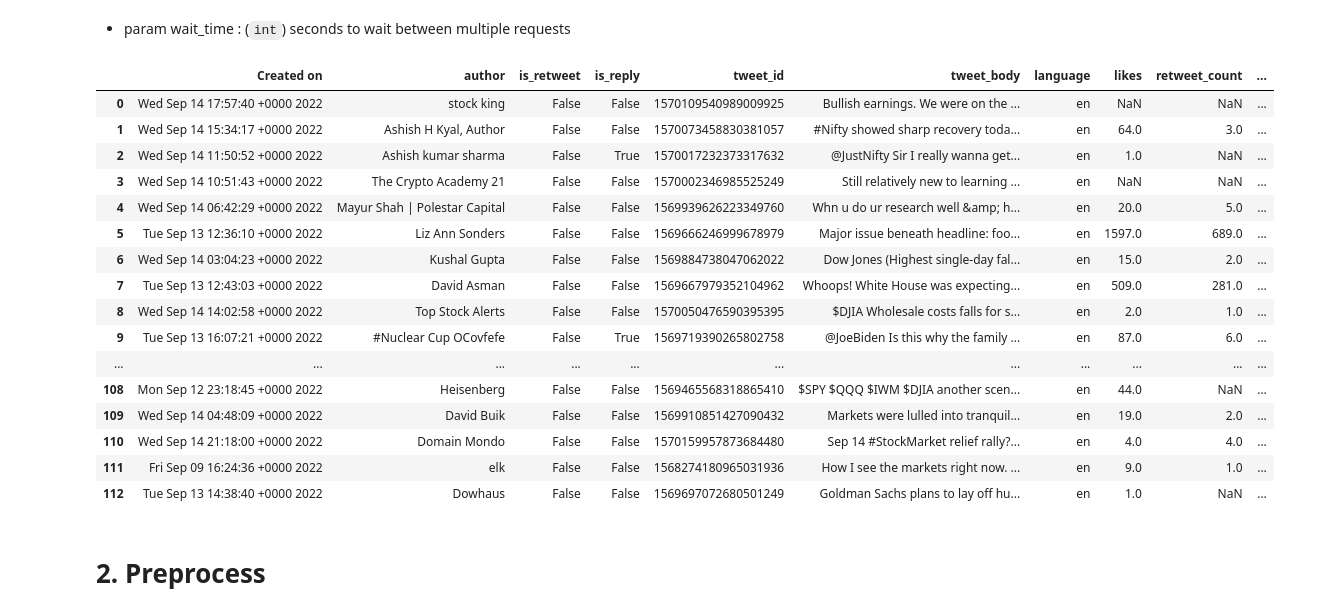
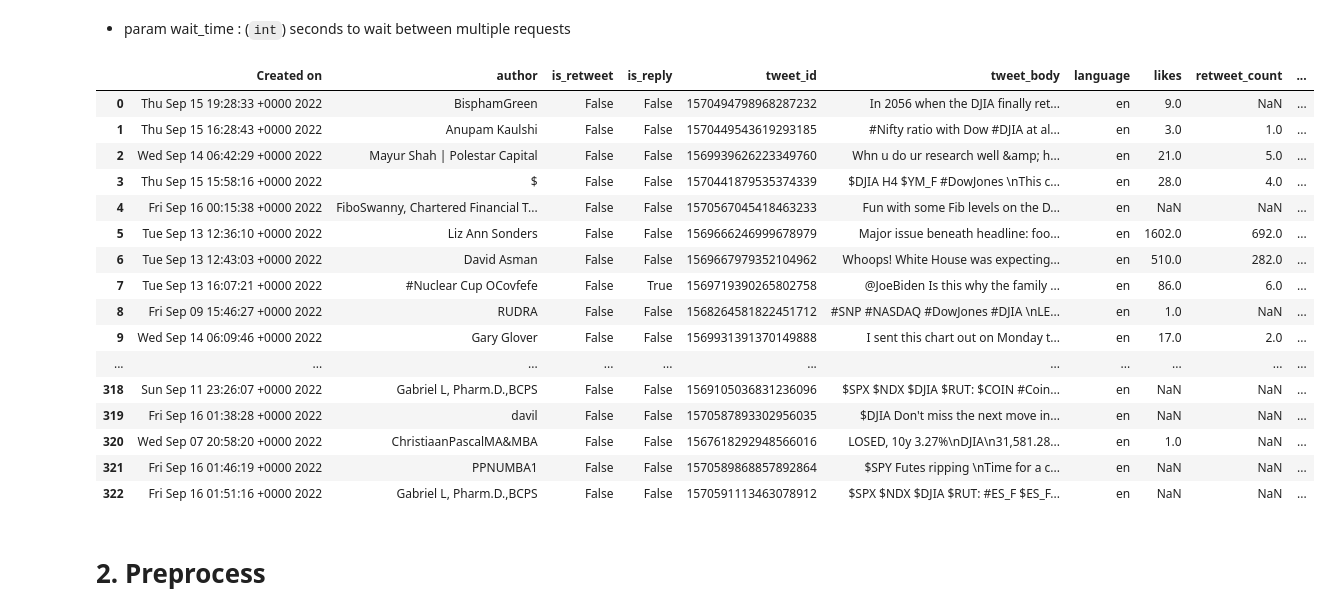
Before and after one commit to la83la/about_emotion, a Jupyter notebook: 0915_Data_retrieving_and_preprocess.ipynb, the cells around one changed output. Saved outputs shown, nothing was run; the diff lists cells and outputs as text; code cells hidden in the pictures.

```diff
--- a/0915_Data_retrieving_and_preprocess.ipynb
+++ b/0915_Data_retrieving_and_preprocess.ipynb
@@ -231,25 +232,30 @@ trends = Twitter().search("DJIA", pages = 5, wait_time = 2)
+# %%
+import pandas as pd
+
+pd.set_option("display.max_rows", None)
+pd.read_csv("0916.csv")
+# %% [output]
+|  | Created on | author | is_retweet | is_reply | tweet_id | tweet_body | language | likes | retweet_count | ... |
+| 0 | Thu Sep 15 19:28:33 +0000 2022 | BisphamGreen | False | False | 1570494798968287232 | In 2056 when the DJIA finally ret... | en | 9.0 | NaN | ... |
+| 1 | Thu Sep 15 16:28:43 +0000 2022 | Anupam Kaulshi | False | False | 1570449543619293185 | #Nifty ratio with Dow #DJIA at al... | en | 3.0 | 1.0 | ... |
+| 2 | Wed Sep 14 06:42:29 +0000 2022 | Mayur Shah | Polestar Capital | False | False | 1569939626223349760 | Whn u do ur research well &amp; h... | en | 21.0 | 5.0 | ... |
+| 3 | Thu Sep 15 15:58:16 +0000 2022 | $ | False | False | 1570441879535374339 | $DJIA H4 $YM_F #DowJones \nThis c... | en | 28.0 | 4.0 | ... |
+| 4 | Fri Sep 16 00:15:38 +0000 2022 | FiboSwanny, Chartered Financial T... | False | False | 1570567045418463233 | Fun with some Fib levels on the D... | en | NaN | NaN | ... |
+| 5 | Tue Sep 13 12:36:10 +0000 2022 | Liz Ann Sonders | False | False | 1569666246999678979 | Major issue beneath headline: foo... | en | 1602.0 | 692.0 | ... |
+| 6 | Tue Sep 13 12:43:03 +0000 2022 | David Asman | False | False | 1569667979352104962 | Whoops! White House was expecting... | en | 510.0 | 282.0 | ... |
+| 7 | Tue Sep 13 16:07:21 +0000 2022 | #Nuclear Cup OCovfefe | False | True | 1569719390265802758 | @JoeBiden Is this why the family ... | en | 86.0 | 6.0 | ... |
+| 8 | Fri Sep 09 15:46:27 +0000 2022 | RUDRA | False | False | 1568264581822451712 | #SNP #NASDAQ #DowJones #DJIA \nLE... | en | 1.0 | NaN | ... |
+| 9 | Wed Sep 14 06:09:46 +0000 2022 | Gary Glover | False | False | 1569931391370149888 | I sent this chart out on Monday t... | en | 17.0 | 2.0 | ... |
+| ... | ... | ... | ... | ... | ... | ... | ... | ... | ... | ... |
+| 318 | Sun Sep 11 23:26:07 +0000 2022 | Gabriel L, Pharm.D.,BCPS | False | False | 1569105036831236096 | $SPX $NDX $DJIA $RUT: $COIN #Coin... | en | NaN | NaN | ... |
+| 319 | Fri Sep 16 01:38:28 +0000 2022 | davil | False | False | 1570587893302956035 | $DJIA Don't miss the next move in... | en | NaN | NaN | ... |
+| 320 | Wed Sep 07 20:58:20 +0000 2022 | ChristiaanPascalMA&MBA | False | False | 1567618292948566016 | LOSED, 10y 3.27%\nDJIA\n31,581.28... | en | 1.0 | NaN | ... |
+| 321 | Fri Sep 16 01:46:19 +0000 2022 | PPNUMBA1 | False | False | 1570589868857892864 | $SPY Futes ripping \nTime for a c... | en | NaN | NaN | ... |
+| 322 | Fri Sep 16 01:51:16 +0000 2022 | Gabriel L, Pharm.D.,BCPS | False | False | 1570591113463078912 | $SPX $NDX $DJIA $RUT: #ES_F $ES_F... | en | NaN | NaN | ... |
 # %%
 trends.to_csv("0915.csv")
-pd.set_option("display.max_rows", None)
-pd.read_csv("0915.csv")
+# pd.set_option("display.max_rows", None)
+# pd.read_csv("0915.csv")
-# %% [output]
-|  | Created on | author | is_retweet | is_reply | tweet_id | tweet_body | language | likes | retweet_count | ... |
-| 0 | Wed Sep 14 17:57:40 +0000 2022 | stock king | False | False | 1570109540989009925 | Bullish earnings. We were on the ... | en | NaN | NaN | ... |
-| 1 | Wed Sep 14 15:34:17 +0000 2022 | Ashish H Kyal, Author | False | False | 1570073458830381057 | #Nifty showed sharp recovery toda... | en | 64.0 | 3.0 | ... |
-| 2 | Wed Sep 14 11:50:52 +0000 2022 | Ashish kumar sharma | False | True | 1570017232373317632 | @JustNifty Sir I really wanna get... | en | 1.0 | NaN | ... |
-| 3 | Wed Sep 14 10:51:43 +0000 2022 | The Crypto Academy 21 | False | False | 1570002346985525249 | Still relatively new to learning ... | en | NaN | NaN | ... |
-| 4 | Wed Sep 14 06:42:29 +0000 2022 | Mayur Shah | Polestar Capital | False | False | 1569939626223349760 | Whn u do ur research well &amp; h... | en | 20.0 | 5.0 | ... |
-| 5 | Tue Sep 13 12:36:10 +0000 2022 | Liz Ann Sonders | False | False | 1569666246999678979 | Major issue beneath headline: foo... | en | 1597.0 | 689.0 | ... |
-| 6 | Wed Sep 14 03:04:23 +0000 2022 | Kushal Gupta | False | False | 1569884738047062022 | Dow Jones (Highest single-day fal... | en | 15.0 | 2.0 | ... |
-| 7 | Tue Sep 13 12:43:03 +0000 2022 | David Asman | False | False | 1569667979352104962 | Whoops! White House was expecting... | en | 509.0 | 281.0 | ... |
-| 8 | Wed Sep 14 14:02:58 +0000 2022 | Top Stock Alerts | False | False | 1570050476590395395 | $DJIA Wholesale costs falls for s... | en | 2.0 | 1.0 | ... |
-| 9 | Tue Sep 13 16:07:21 +0000 2022 | #Nuclear Cup OCovfefe | False | True | 1569719390265802758 | @JoeBiden Is this why the family ... | en | 87.0 | 6.0 | ... |
-| ... | ... | ... | ... | ... | ... | ... | ... | ... | ... | ... |
-| 108 | Mon Sep 12 23:18:45 +0000 2022 | Heisenberg | False | False | 1569465568318865410 | $SPY $QQQ $IWM $DJIA another scen... | en | 44.0 | NaN | ... |
-| 109 | Wed Sep 14 04:48:09 +0000 2022 | David Buik | False | False | 1569910851427090432 | Markets were lulled into tranquil... | en | 19.0 | 2.0 | ... |
-| 110 | Wed Sep 14 21:18:00 +0000 2022 | Domain Mondo | False | False | 1570159957873684480 | Sep 14 #StockMarket relief rally?... | en | 4.0 | 4.0 | ... |
-| 111 | Fri Sep 09 16:24:36 +0000 2022 | elk | False | False | 1568274180965031936 | How I see the markets right now. ... | en | 9.0 | 1.0 | ... |
-| 112 | Tue Sep 13 14:38:40 +0000 2022 | Dowhaus | False | False | 1569697072680501249 | Goldman Sachs plans to lay off hu... | en | 1.0 | NaN | ... |
 # %% [markdown]
 # 2. Preprocess
 # %% [markdown]
```
Also changed, not shown: parts of 1 cell of this notebook, 1 other file.
